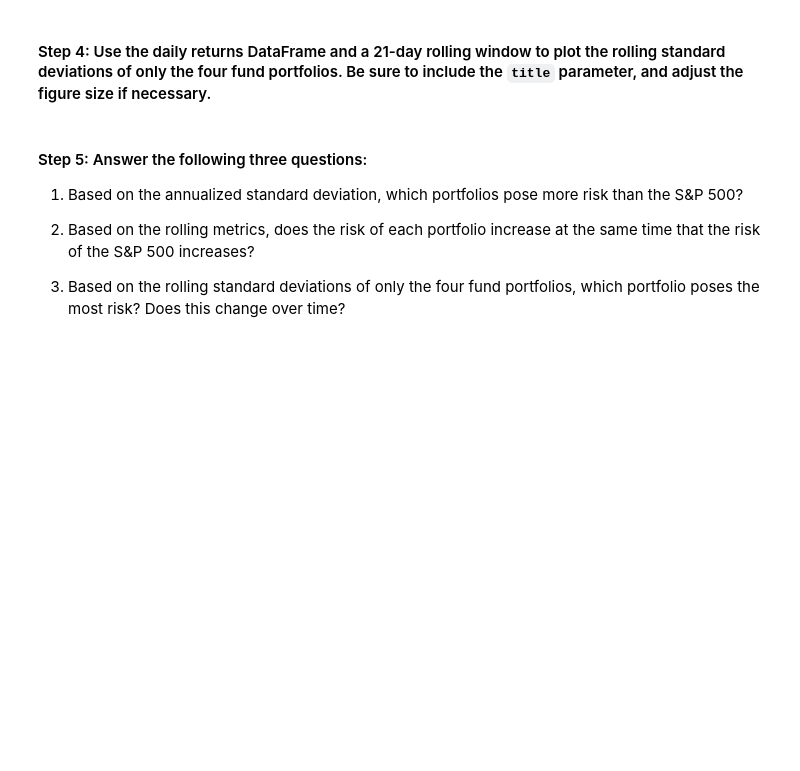
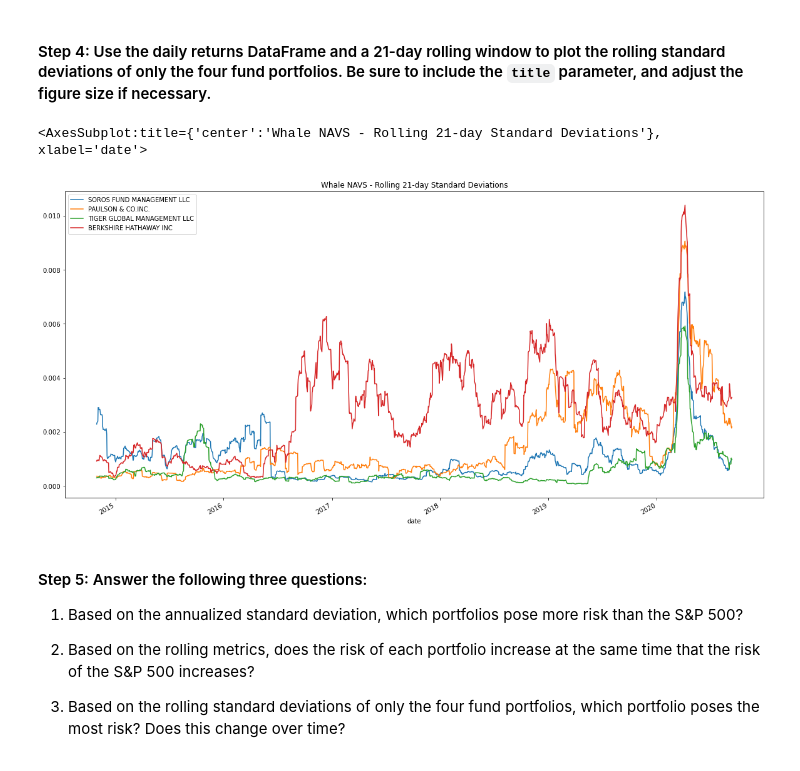
Before and after one commit to NomanZubairi/Pandas-Risk-Analysis, a Jupyter notebook: risk_return_analysis.ipynb, the cells around one changed output. Drawn from its saved outputs; the diff is of its cells as text; code cells hidden in the pictures; blank space fills up the shorter version.

```diff
--- a/risk_return_analysis.ipynb
+++ b/risk_return_analysis.ipynb
@@ -251,7 +270,10 @@ Evaluate the risk profile of each portfolio by using the standard deviation and
 # %%
 # Using the daily return data and a 21-day rolling window, plot the rolling standard deviation of just the 4 portfolios.
 # Include a title parameter and adjust the figure size
-# YOUR CODE HERE
+whale_navs_four_columns.rolling(window=21).std().plot(figsize=(20,10), title="Whale NAVS - Rolling 21-day Standard Deviations")
+# %% [output]
+<AxesSubplot:title={'center':'Whale NAVS - Rolling 21-day Standard Deviations'}, xlabel='date'>
+[figure, added]
 # %% [markdown]
 #### Step 5: Answer the following three questions:
 
```
Also changed, not shown: parts of 6 cells of this notebook.
